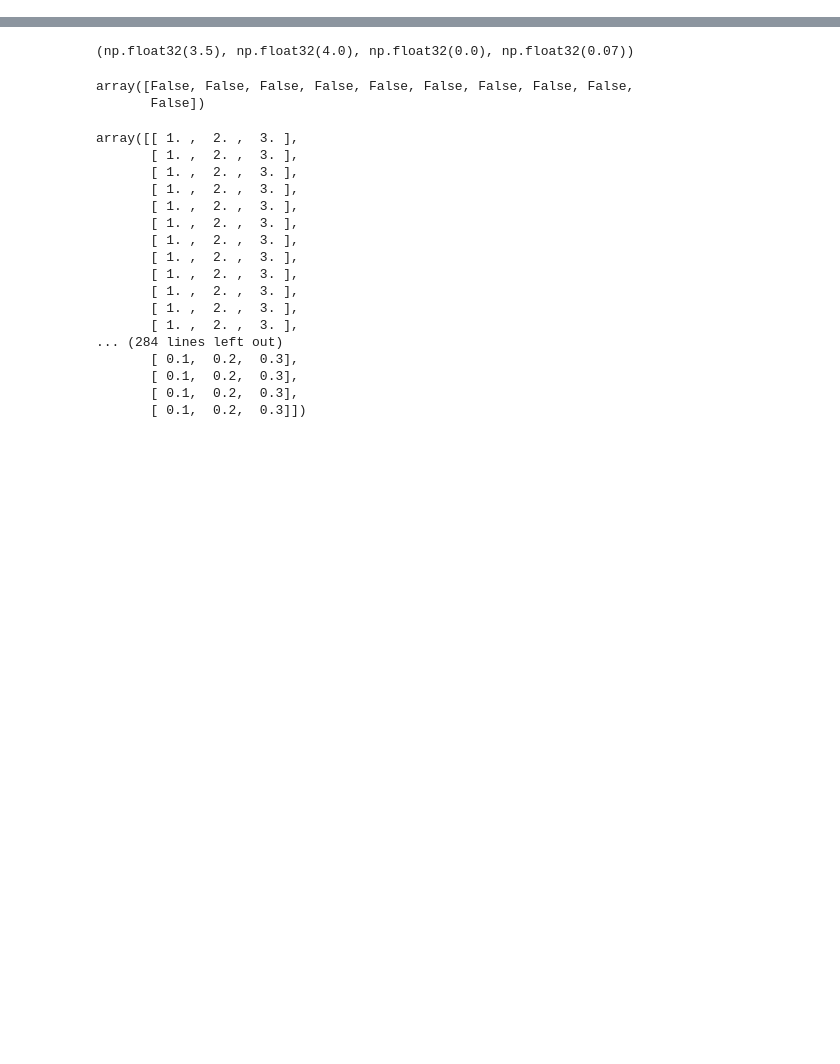
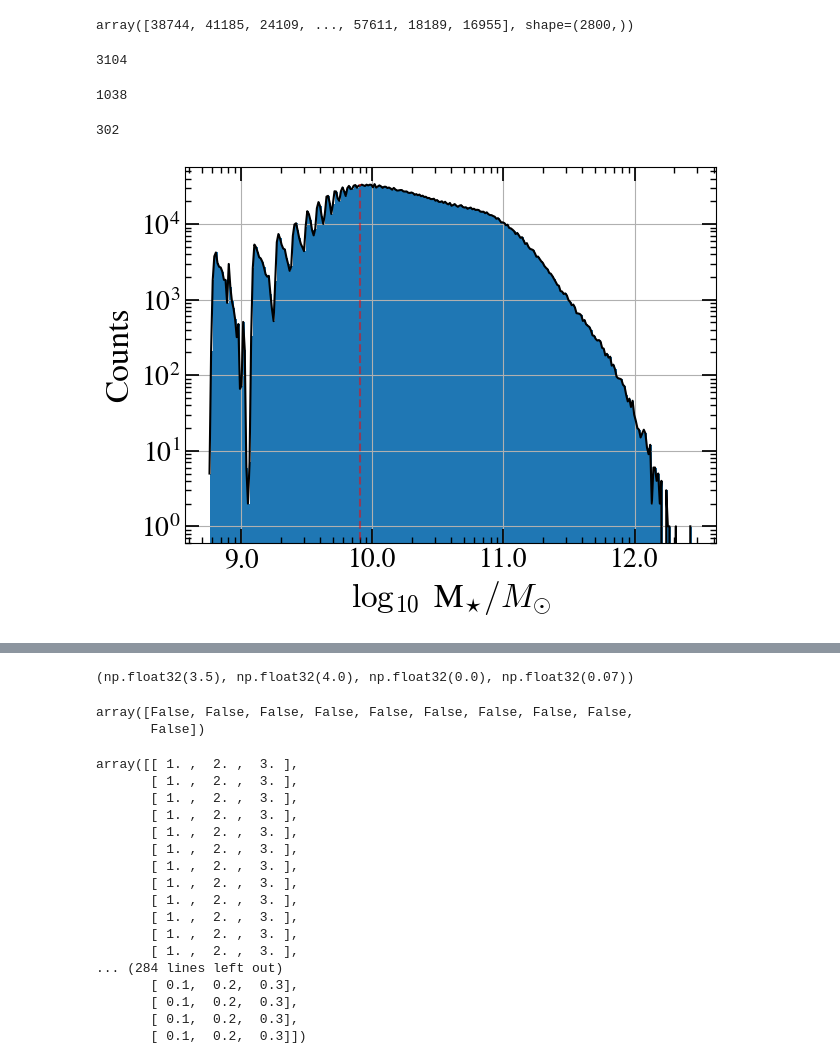
Before and after one commit to TimvdVuurst/MRP_vdvuurst, a Jupyter notebook: notebooks/tests.ipynb, the cells around one changed output, grey strips where cells are left out. Saved outputs shown, nothing was run; the diff lists cells and outputs as text; code cells hidden in the pictures; blank space fills up the shorter version.

```diff
--- a/notebooks/tests.ipynb
+++ b/notebooks/tests.ipynb
@@ -22,0 +27,12 @@ from glob import glob
+# %%
+np.load('/disks/cosmodm/vdvuurst/logs/bad_initial_conditions_subsampled__sigma1_poly4_combi_cnrs.npy')
+# %% [output]
+array([38744, 41185, 24109, ..., 57611, 18189, 16955], shape=(2800,))
+# %%
+len(os.listdir('/disks/cosmodm/vdvuurst/data/onehalo_MADD_initial_conditions/Nelder-Mead_sigma1_poly4')) - 2800
+# %% [output]
+3104
+# %%
+len(os.listdir('/disks/cosmodm/vdvuurst/data/OneHalo_param_fits/MADD_subsample/Nelder-Mead_sigma1_poly4'))
+# %% [output]
+1038
@@ -22,0 +53,30 @@ from glob import glob
+# %%
+with h5py.File('/disks/cosmodm/vdvuurst/data/Onehalo_M_12-15.5.hdf5', 'r') as handle:
+    SubHaloStellarMass = handle['stellar_mass'][:]
+# %%
+fig,ax = plt.subplots()
+
+nbins = rice_bins(SubHaloStellarMass.size)
+print(nbins)
+logbins = np.logspace(np.log10(np.min(SubHaloStellarMass[np.nonzero(SubHaloStellarMass)])), np.log10(SubHaloStellarMass.max()), nbins)
+counts, bins,_ = ax.hist(SubHaloStellarMass, bins = logbins)
+bin_centres = [np.mean(bins[i:i+1]) for i in range(len(counts))]
+
+ax.plot(bin_centres, counts, c= 'black')
+ax.set_yscale('log')
+ax.set_xscale('log')
+ax.set_ylabel('Counts')
+ax.set_xlabel(r'$\log_{10}$ M$_{\star} / M_{\odot}$')
+
+xticks_pos = ax.get_xticks()
+xticks_labels = (np.log10(xticks_pos) + 10).astype(str) # Transform ticklabels to better units
+ax.set_xticks(xticks_pos, xticks_labels)
+
+ax.grid(which = 'major')
+ax.vlines(0.8, 0, np.max(counts), zorder = 10, colors='red', linestyles='--', alpha = 0.5)
+fig.tight_layout()
+# fig.savefig('../figures/SMF_cutoff.png', dpi = 500)
+fig.show()
+# %% [output]
+302
+[figure, added]
```
Also changed, not shown: parts of 19 cells of this notebook, 27 other files.
